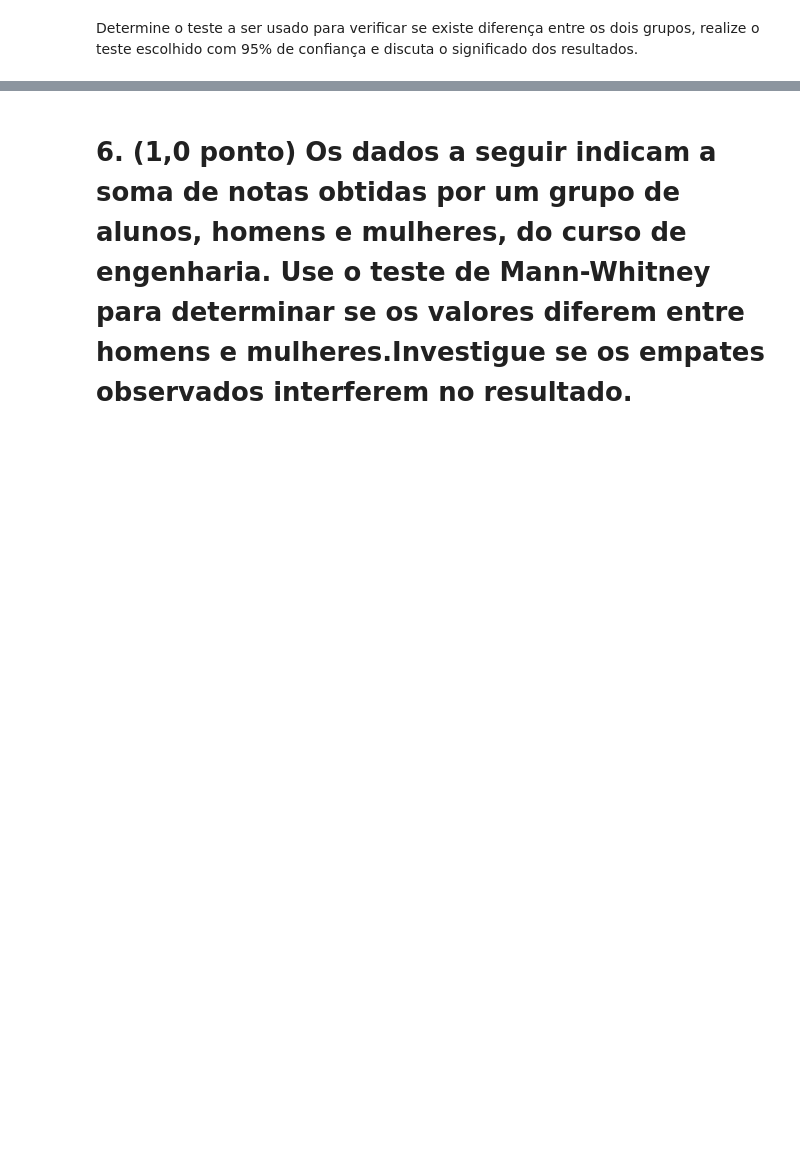
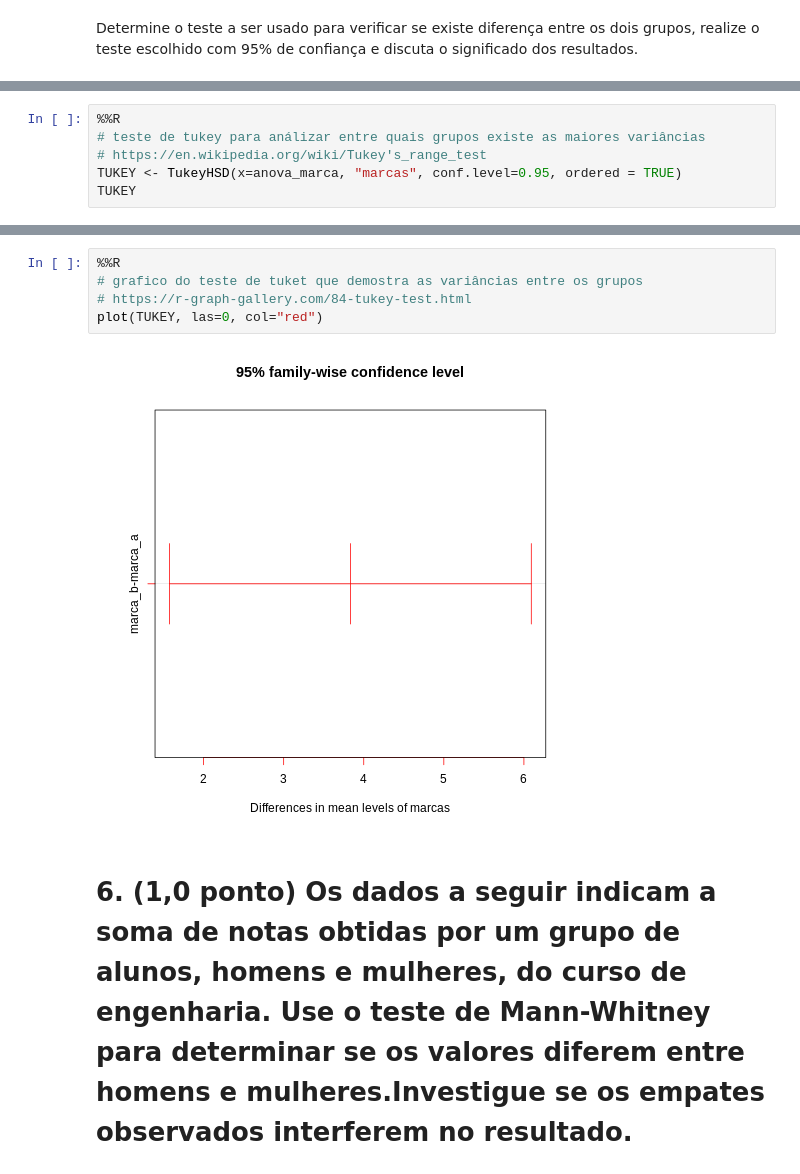
Before and after one commit to uervitonsantos/Estudo_Sobre_Estatistica_Frequentista_E_Metodos_Quantitativos, a Jupyter notebook: Avaliação_Métodos_Quantitativo.ipynb, the cells around one changed output, grey strips where cells are left out. Drawn from its saved outputs; the diff is of its cells as text; blank space fills up the shorter version.

```diff
--- a/Avaliação_Métodos_Quantitativo.ipynb
+++ b/Avaliação_Métodos_Quantitativo.ipynb
@@ -465,0 +573,6 @@ Determine o teste a ser usado para verificar se existe diferença entre os dois
+# %%
+%%R
+# teste de tukey para análizar entre quais grupos existe as maiores variâncias
+# https://en.wikipedia.org/wiki/Tukey's_range_test
+TUKEY <- TukeyHSD(x=anova_marca, "marcas", conf.level=0.95, ordered = TRUE)
+TUKEY
@@ -466,3 +589,10 @@ Determine o teste a ser usado para verificar se existe diferença entre os dois
+# %%
+%%R
+# grafico do teste de tuket que demostra as variâncias entre os grupos
+# https://r-graph-gallery.com/84-tukey-test.html
+plot(TUKEY, las=0, col="red")
+# %% [output]
+[figure, added]
 # %% [markdown]
 # 6. (1,0 ponto) Os dados a seguir indicam a soma de notas obtidas por um grupo de alunos, homens e mulheres, do curso de engenharia. Use o teste de Mann-Whitney para determinar se os valores diferem entre homens e mulheres.Investigue se os empates observados interferem no resultado.
 # %% [markdown]
```
Also changed, not shown: parts of 17 cells of this notebook.
